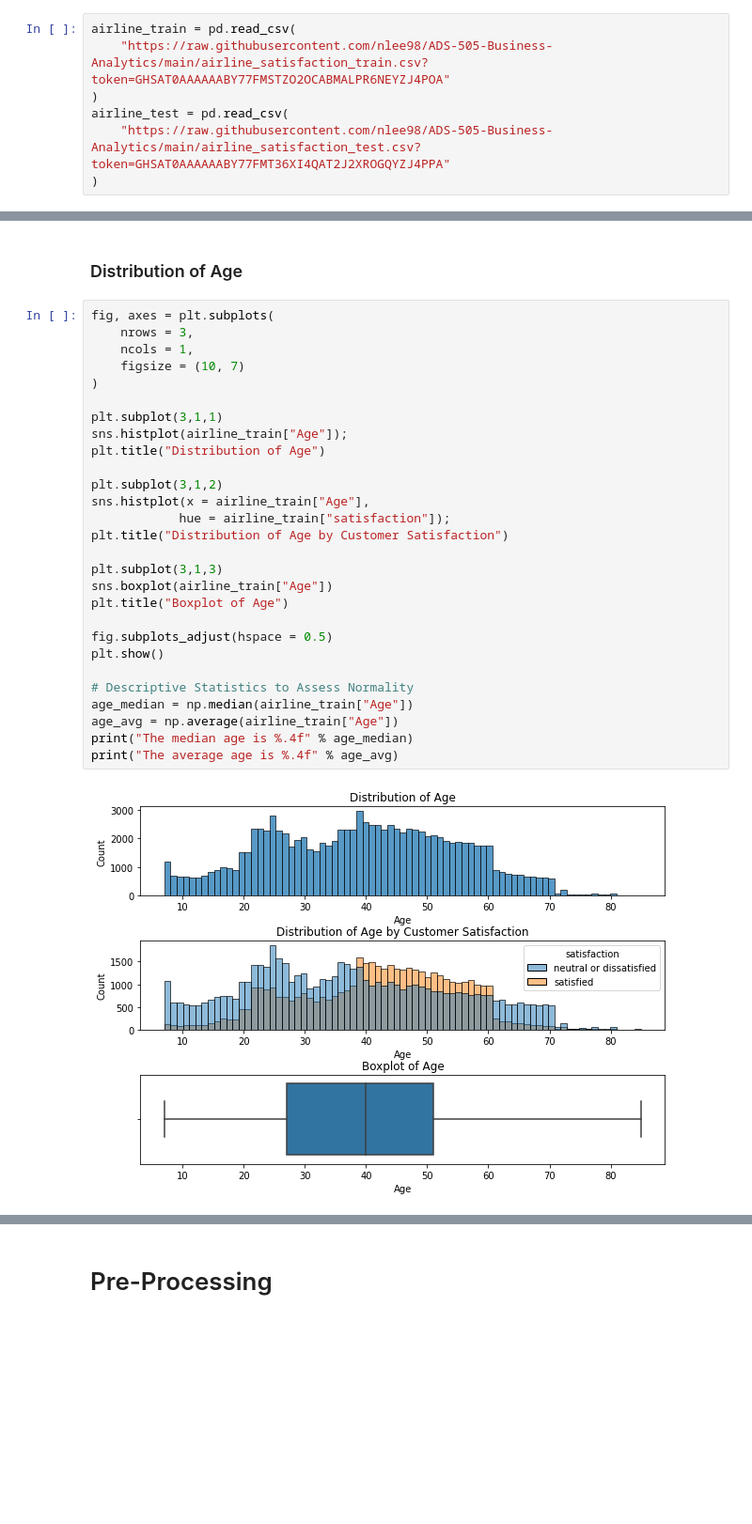
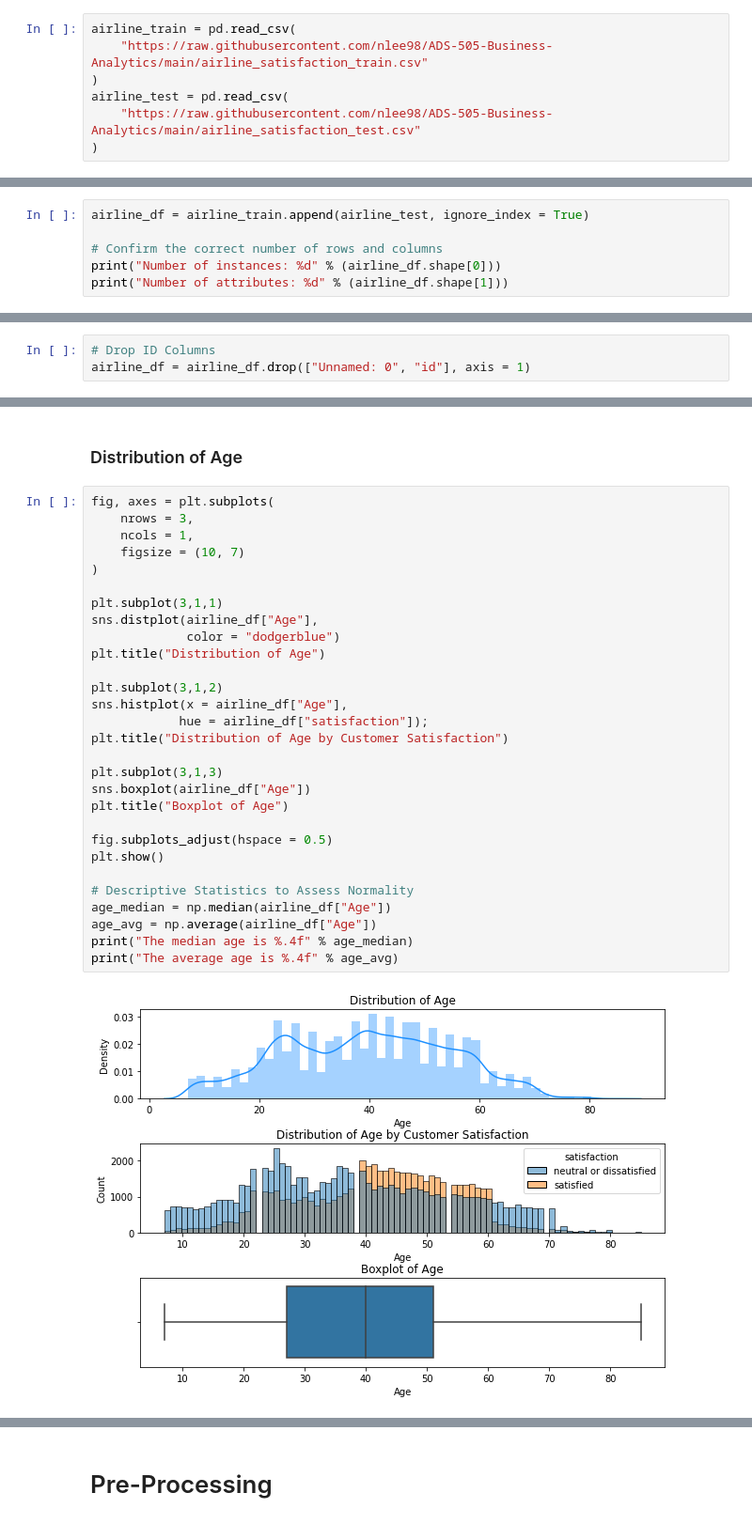
Before and after one commit to mmahmoudighaznavi/Airline-Satisfaction-Analysis-ADS505-Python, a Jupyter notebook: ADS_505_Final_Project.ipynb, the cells around one changed output, grey strips where cells are left out. Shown at 94% size. Saved outputs shown, nothing was run; the diff lists cells and outputs as text; blank space fills up the shorter version.

```diff
--- a/ADS_505_Final_Project.ipynb
+++ b/ADS_505_Final_Project.ipynb
@@ -38,7 +52,7 @@ airline_test = pd.read_csv(
 # %%
 airline_train = pd.read_csv(
-    "https://raw.githubusercontent.com/nlee98/ADS-505-Business-Analytics/main/airline_satisfaction_train.csv?token=GHSAT0AAAAAABY77FMSTZO2OCABMALPR6NEYZJ4POA"
+    "https://raw.githubusercontent.com/nlee98/ADS-505-Business-Analytics/main/airline_satisfaction_train.csv"
 )
 airline_test = pd.read_csv(
-    "https://raw.githubusercontent.com/nlee98/ADS-505-Business-Analytics/main/airline_satisfaction_test.csv?token=GHSAT0AAAAAABY77FMT36XI4QAT2J2XROGQYZJ4PPA"
+    "https://raw.githubusercontent.com/nlee98/ADS-505-Business-Analytics/main/airline_satisfaction_test.csv"
 )
@@ -64,0 +70,6 @@ airline_test.head()
+# %%
+airline_df = airline_train.append(airline_test, ignore_index = True)
+
+# Confirm the correct number of rows and columns
+print("Number of instances: %d" % (airline_df.shape[0]))
+print("Number of attributes: %d" % (airline_df.shape[1]))
@@ -65,2 +82,5 @@ airline_test.head()
+# %%
+# Drop ID Columns
+airline_df = airline_df.drop(["Unnamed: 0", "id"], axis = 1)
 # %% [markdown]
 # Exploratory Data Analysis (EDA)
@@ -198,31 +526,32 @@ https://meridian.allenpress.com/jgme/article/5/4/541/34037/Analyzing-and-Interpr
 # %%
 fig, axes = plt.subplots(
     nrows = 3,
     ncols = 1,
     figsize = (10, 7)
 )
 
 plt.subplot(3,1,1)
-sns.histplot(airline_train["Age"]);
+sns.distplot(airline_df["Age"],
+             color = "dodgerblue")
 plt.title("Distribution of Age")
 
 plt.subplot(3,1,2)
-sns.histplot(x = airline_train["Age"],
-            hue = airline_train["satisfaction"]);
+sns.histplot(x = airline_df["Age"],
+            hue = airline_df["satisfaction"]);
 plt.title("Distribution of Age by Customer Satisfaction")
 
 plt.subplot(3,1,3)
-sns.boxplot(airline_train["Age"])
+sns.boxplot(airline_df["Age"])
 plt.title("Boxplot of Age")
 
 fig.subplots_adjust(hspace = 0.5)
 plt.show()
 
 # Descriptive Statistics to Assess Normality
-age_median = np.median(airline_train["Age"])
-age_avg = np.average(airline_train["Age"])
+age_median = np.median(airline_df["Age"])
+age_avg = np.average(airline_df["Age"])
 print("The median age is %.4f" % age_median)
 print("The average age is %.4f" % age_avg)
 # %% [output]
-[figure, old version]
+[figure, new version]
 The median age is 40.0000
```
Also changed, not shown: parts of 145 cells of this notebook.
